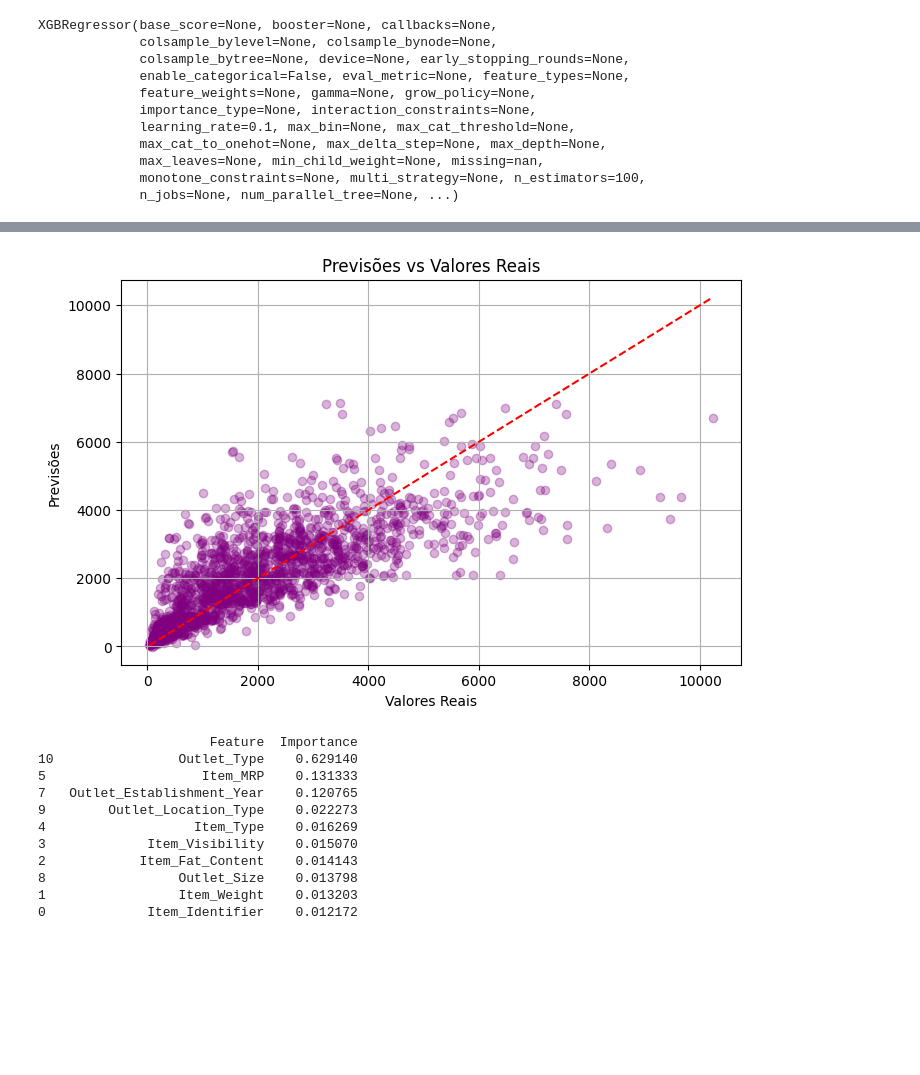
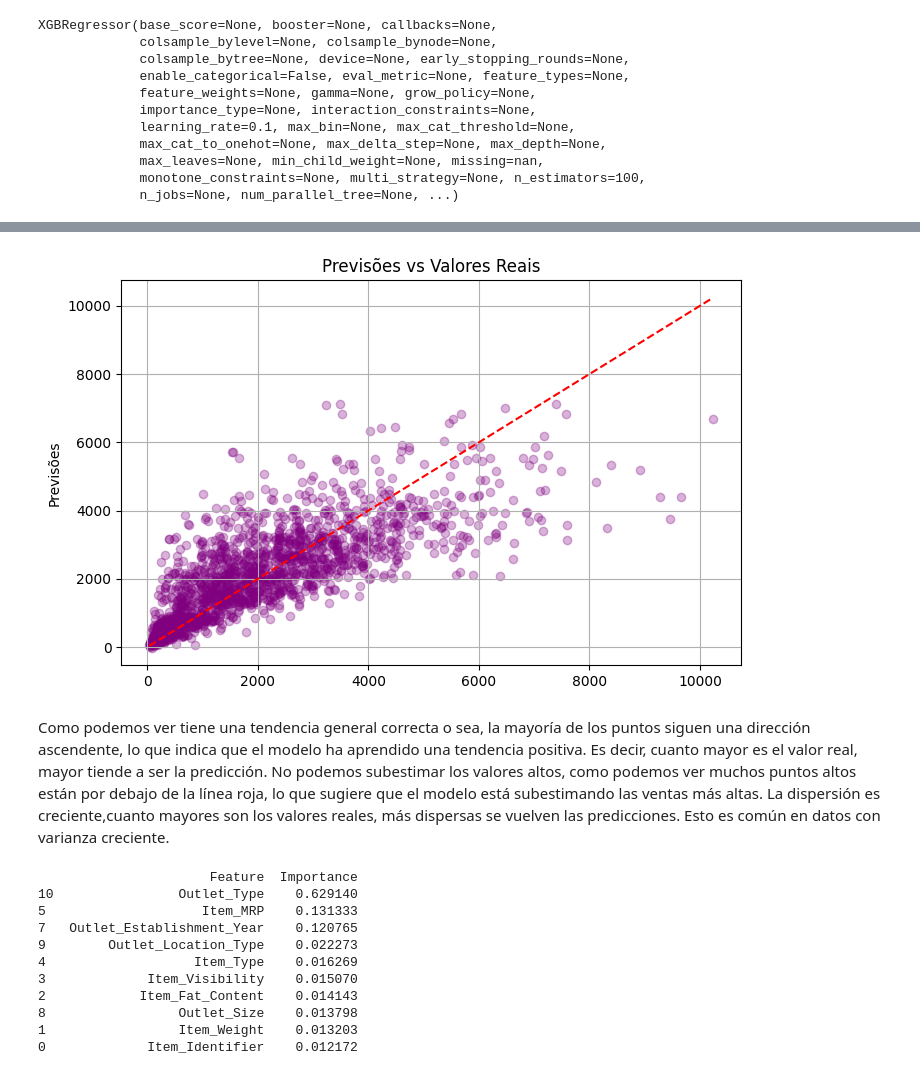
Before and after one commit to ludovina-magalhaes/Etl-Dbt-Sales-Prediction, a Jupyter notebook: Big-Mart-Sales-Prediction.ipynb, the cells around one changed output, grey strips where cells are left out. Drawn from its saved outputs; the diff is of its cells as text; code cells hidden in the pictures; blank space fills up the shorter version.

```diff
--- a/Big-Mart-Sales-Prediction.ipynb
+++ b/Big-Mart-Sales-Prediction.ipynb
@@ -468,12 +482,16 @@ NameError: name 'mean_squared_error' is not defined
 # %%
 plt.figure(figsize=(8, 5))
 plt.scatter(y_test, y_pred, alpha=0.3, color='purple')
-plt.xlabel("Valores Reais")
+plt.xlabel("")
 plt.ylabel("Previsões")
 plt.title("Previsões vs Valores Reais")
-plt.plot([y_test.min(), y_test.max()], [y_test.min(), y_test.max()], 'r--')  # linha de referência
+plt.plot([y_test.min(), y_test.max()], [y_test.min(), y_test.max()], 'r--')
 plt.grid()
 plt.show()
 # %% [output]
-[figure, old version]
+[figure, new version]
+# %% [markdown]
+Como podemos ver tiene una tendencia general correcta o sea, la mayoría de los puntos siguen una dirección ascendente, lo que indica que el modelo ha aprendido una tendencia positiva. Es decir, cuanto mayor es el valor real, mayor tiende a ser la predicción.
+ No podemos subestimar los valores altos, como podemos ver muchos puntos altos están por debajo de la línea roja, lo que sugiere que el modelo está subestimando las ventas más altas.
+ La dispersión  es creciente,cuanto mayores son los valores reales, más dispersas se vuelven las predicciones. Esto es común en datos con varianza creciente.
 # %%
```
Also changed, not shown: parts of 5 cells of this notebook, 13 other files.
